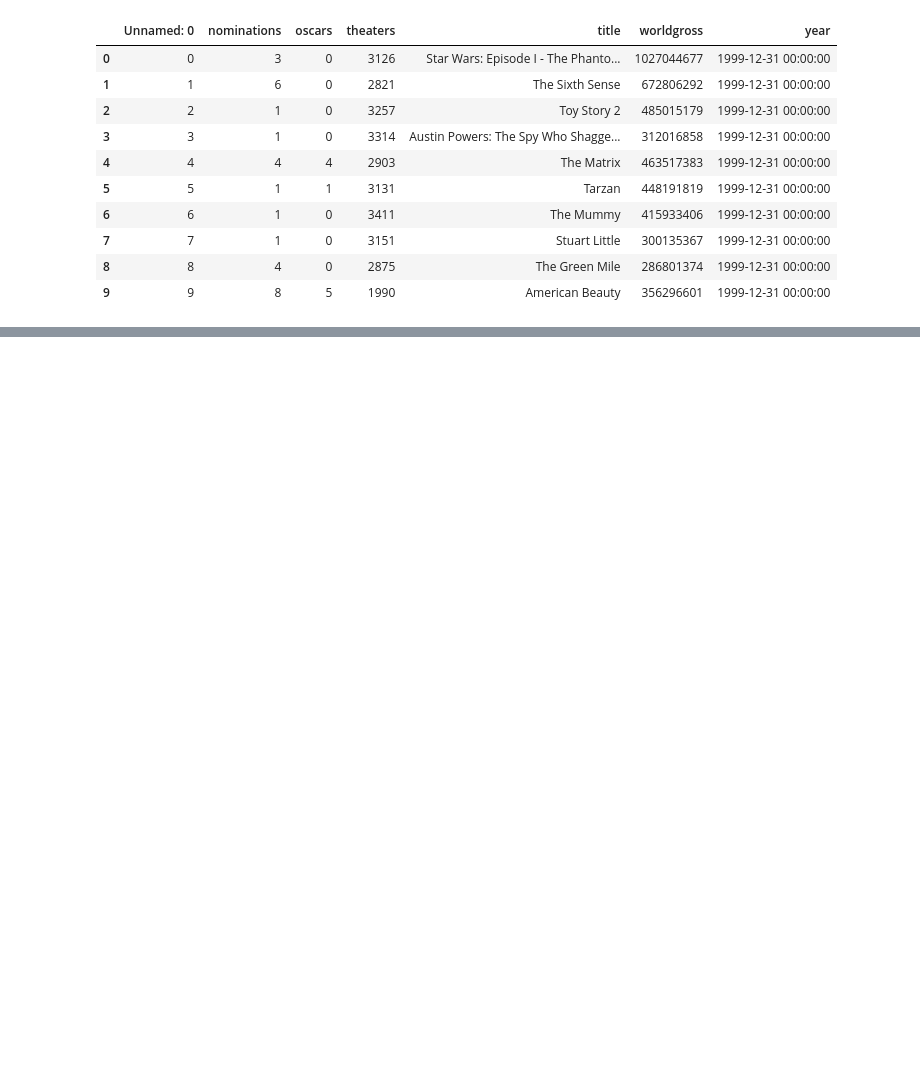
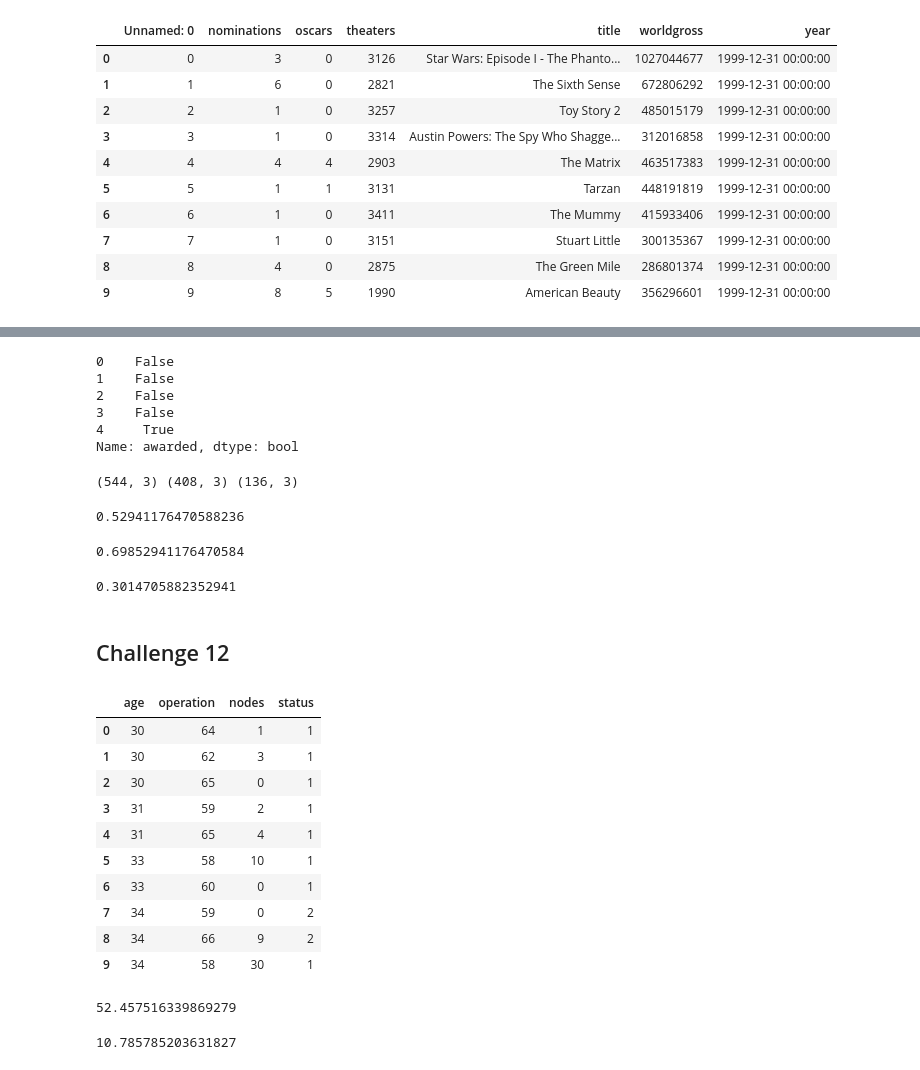
Before and after one commit to marcolunardi/metis, a Jupyter notebook: mcnulty_work/mcnulty_supervised_challenges.ipynb, the cells around one changed output, grey strips where cells are left out. Drawn from its saved outputs; the diff is of its cells as text; code cells hidden in the pictures; blank space fills up the shorter version.

Commit message:
Mcnulty Superv Challenges 11 completed

```diff
--- a/mcnulty_work/mcnulty_supervised_challenges.ipynb
+++ b/mcnulty_work/mcnulty_supervised_challenges.ipynb
@@ -499,0 +546,61 @@ movies.head(10)
+# %%
+y.head(5)
+# %% [output]
+0    False
+1    False
+2    False
+3    False
+4     True
+Name: awarded, dtype: bool
+# %%
+X_train, X_test, y_train, y_test = cross_validation.train_test_split(X, y, test_size=0.25, random_state=0)
+print X.shape, X_train.shape, X_test.shape
+# %% [output]
+(544, 3) (408, 3) (136, 3)
+# %%
+clf = KNeighborsClassifier(n_neighbors=1)
+knn_model = clf.fit(X_train, y_train)
+y_pred = knn_model.predict(X_test)
+accuracy_score(y_test, y_pred)
+# %% [output]
+0.52941176470588236
+# %%
+clf = LogisticRegression()
+log_model = clf.fit(X_train, y_train)
+y_pred = log_model.predict(X_test)
+accuracy_score(y_test, y_pred)
+# %% [output]
+0.69852941176470584
+# %%
+y_base =[]
+for i in range(len(y_test)):
+    y_base.append(True)
+
+accuracy_score(y_test, y_base)
+# %% [output]
+0.3014705882352941
+# %% [markdown]
+## Challenge 12
+# %%
+medical = read_csv('survival.csv', header=0)
+medical.head(10)
+# %% [output]
+|  | age | operation | nodes | status |
+| 0 | 30 | 64 | 1 | 1 |
+| 1 | 30 | 62 | 3 | 1 |
+| 2 | 30 | 65 | 0 | 1 |
+| 3 | 31 | 59 | 2 | 1 |
+| 4 | 31 | 65 | 4 | 1 |
+| 5 | 33 | 58 | 10 | 1 |
+| 6 | 33 | 60 | 0 | 1 |
+| 7 | 34 | 59 | 0 | 2 |
+| 8 | 34 | 66 | 9 | 2 |
+| 9 | 34 | 58 | 30 | 1 |
+# %%
+mean(medical['age'])
+# %% [output]
+52.457516339869279
+# %%
+std(medical['age'])
+# %% [output]
+10.785785203631827
```
Also changed, not shown: parts of 13 cells of this notebook, 2 other files.
